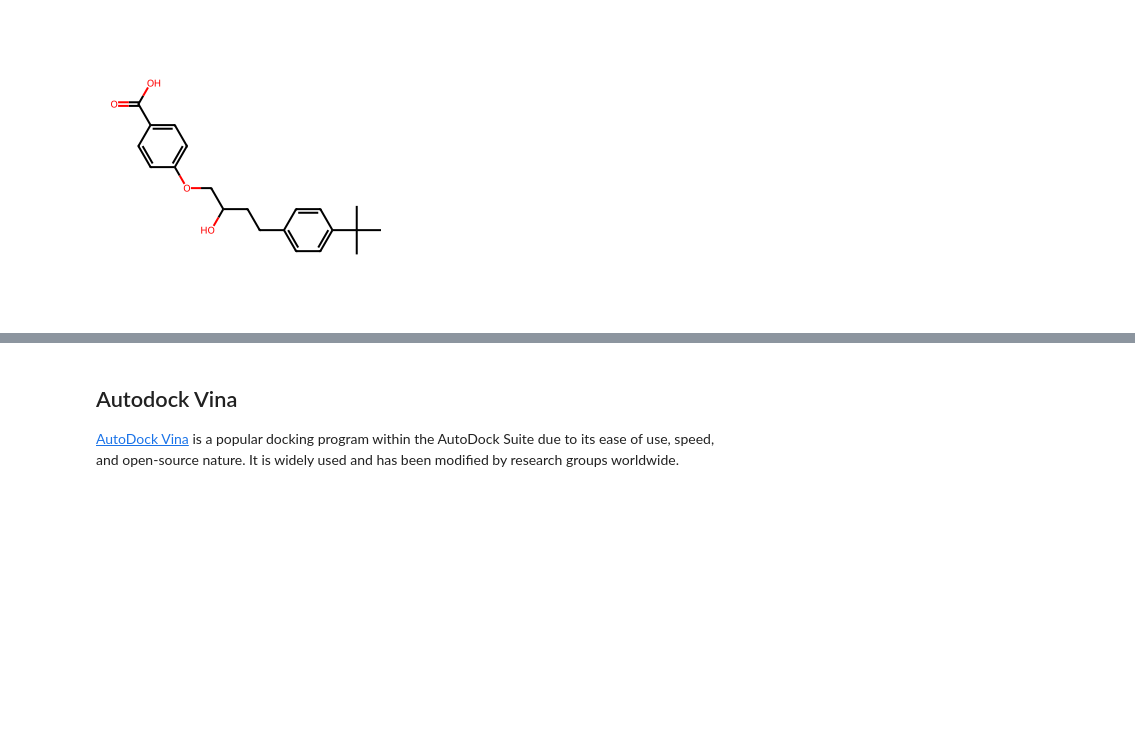
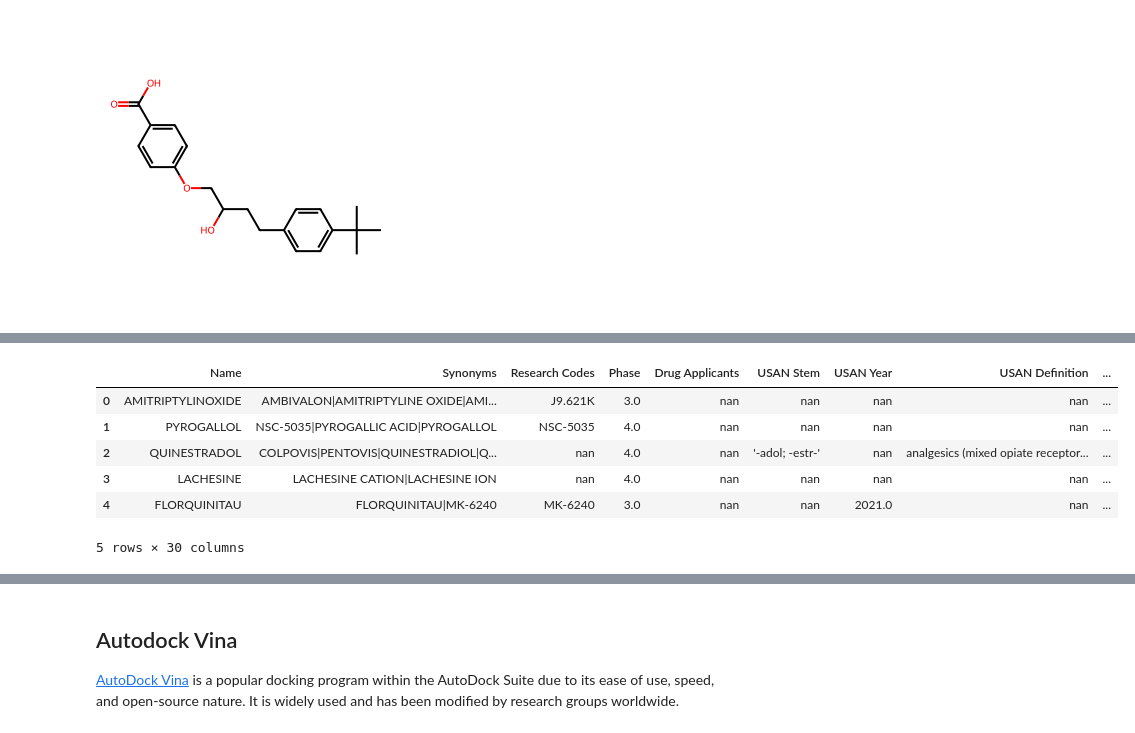
Before and after one commit to marjanaziminezhad/structural_bioinformatics, a Jupyter notebook: ex04/ex04_MM.ipynb, the cells around one changed output, grey strips where cells are left out. Drawn from its saved outputs; the diff is of its cells as text; code cells hidden in the pictures; blank space fills up the shorter version.

```diff
--- a/ex04/ex04_MM.ipynb
+++ b/ex04/ex04_MM.ipynb
@@ -490,0 +497,4 @@ for i, mol in enumerate(suppl):
+# %%
+df_new = PandasTools.LoadSDF("new_approved_drugs.sdf")
+df_new.head()
+# %% [output]
@@ -490,0 +509,7 @@ for i, mol in enumerate(suppl):
+|  | Name | Synonyms | Research Codes | Phase | Drug Applicants | USAN Stem | USAN Year | USAN Definition | ... |
+| 0 | AMITRIPTYLINOXIDE | AMBIVALON|AMITRIPTYLINE OXIDE|AMI... | J9.621K | 3.0 | nan | nan | nan | nan | ... |
+| 1 | PYROGALLOL | NSC-5035|PYROGALLIC ACID|PYROGALLOL | NSC-5035 | 4.0 | nan | nan | nan | nan | ... |
+| 2 | QUINESTRADOL | COLPOVIS|PENTOVIS|QUINESTRADIOL|Q... | nan | 4.0 | nan | '-adol; -estr-' | nan | analgesics (mixed opiate receptor... | ... |
+| 3 | LACHESINE | LACHESINE CATION|LACHESINE ION | nan | 4.0 | nan | nan | nan | nan | ... |
+| 4 | FLORQUINITAU | FLORQUINITAU|MK-6240 | MK-6240 | 3.0 | nan | nan | 2021.0 | nan | ... |
+5 rows × 30 columns
```
Also changed, not shown: parts of 11 cells of this notebook.
